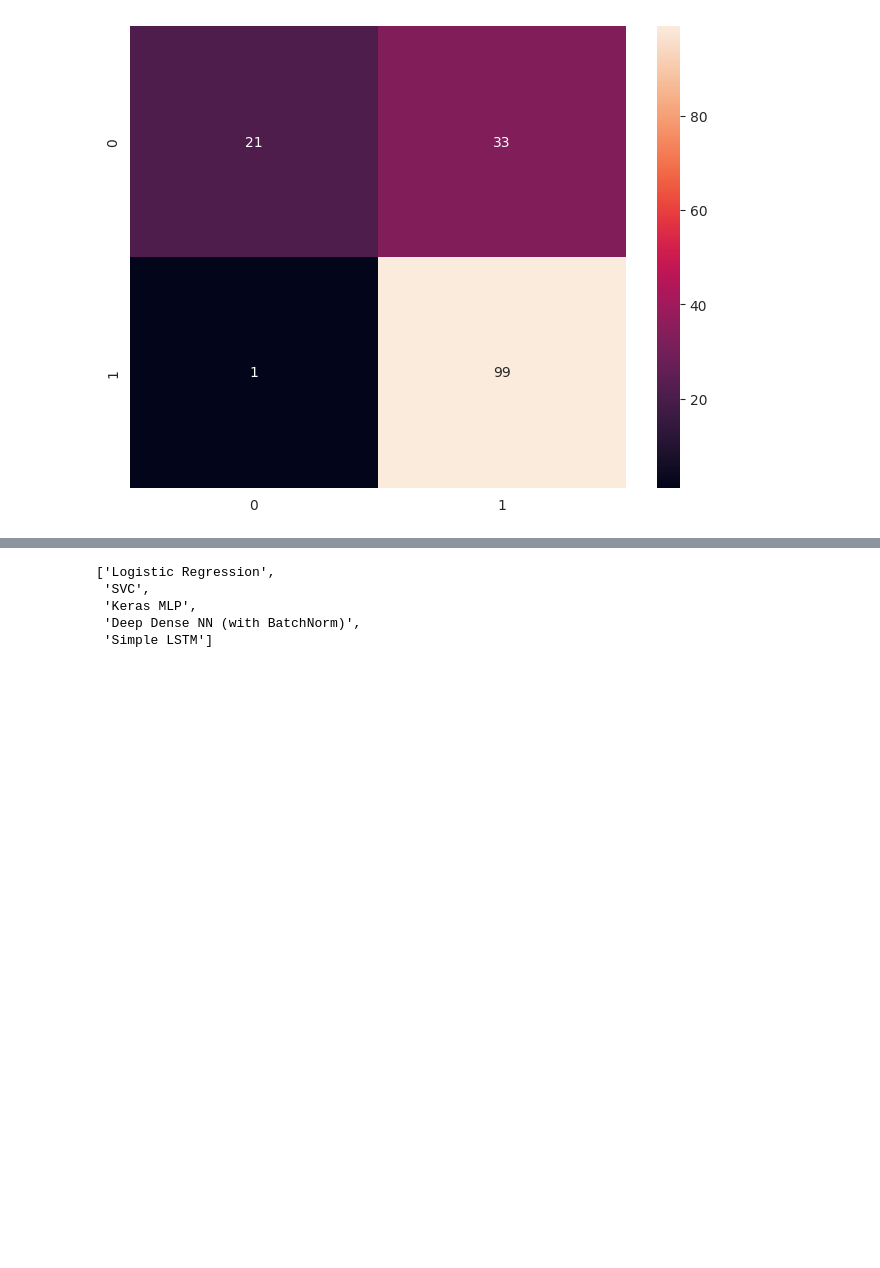
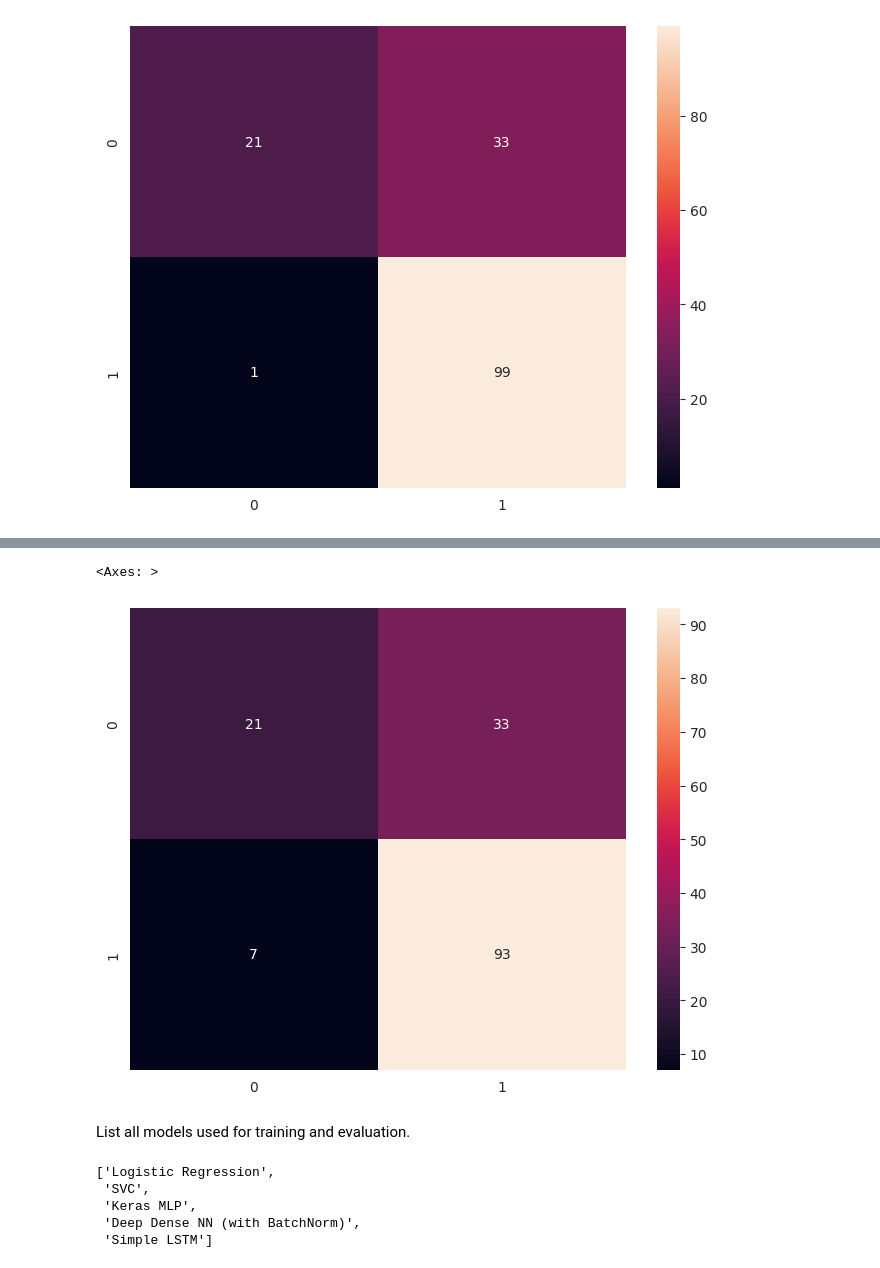
Before and after one commit to sidnair2000/loan_prediction_model, a Jupyter notebook: Main.ipynb, the cells around one changed output, grey strips where cells are left out. Saved outputs shown, nothing was run; the diff lists cells and outputs as text; code cells hidden in the pictures; blank space fills up the shorter version.

```diff
--- a/Main.ipynb
+++ b/Main.ipynb
@@ -478,3 +515,10 @@ Epoch 20/20
+# %%
+sns.heatmap(confusion_matrix(y_val_nn, y_hat), annot=True, fmt='.0f')
+# %% [output]
+<Axes: >
+[figure, added]
+# %% [markdown]
+List all models used for training and evaluation.
 # %%
 model
 # %% [output]
```
Also changed, not shown: parts of 39 cells of this notebook.
